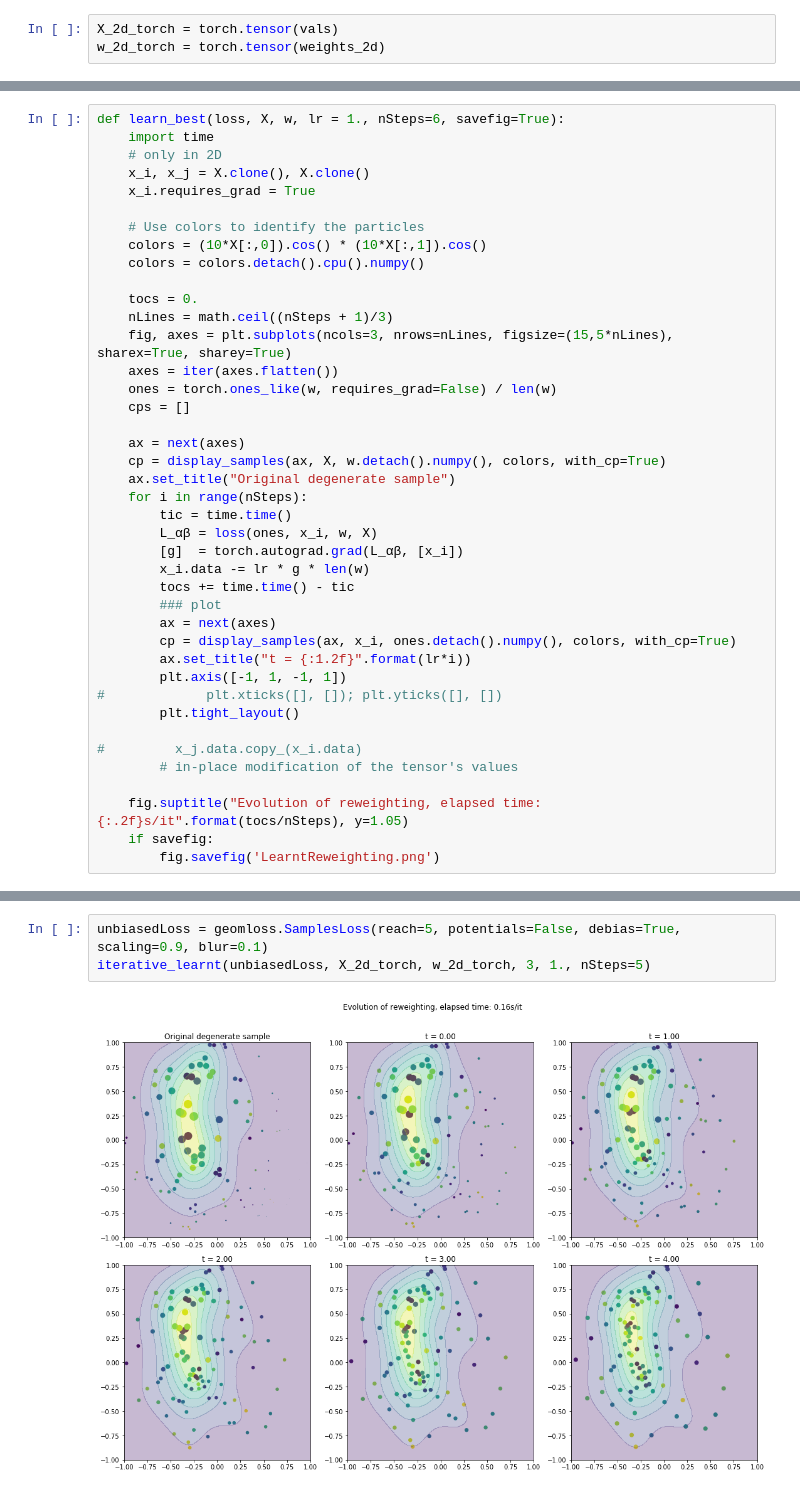
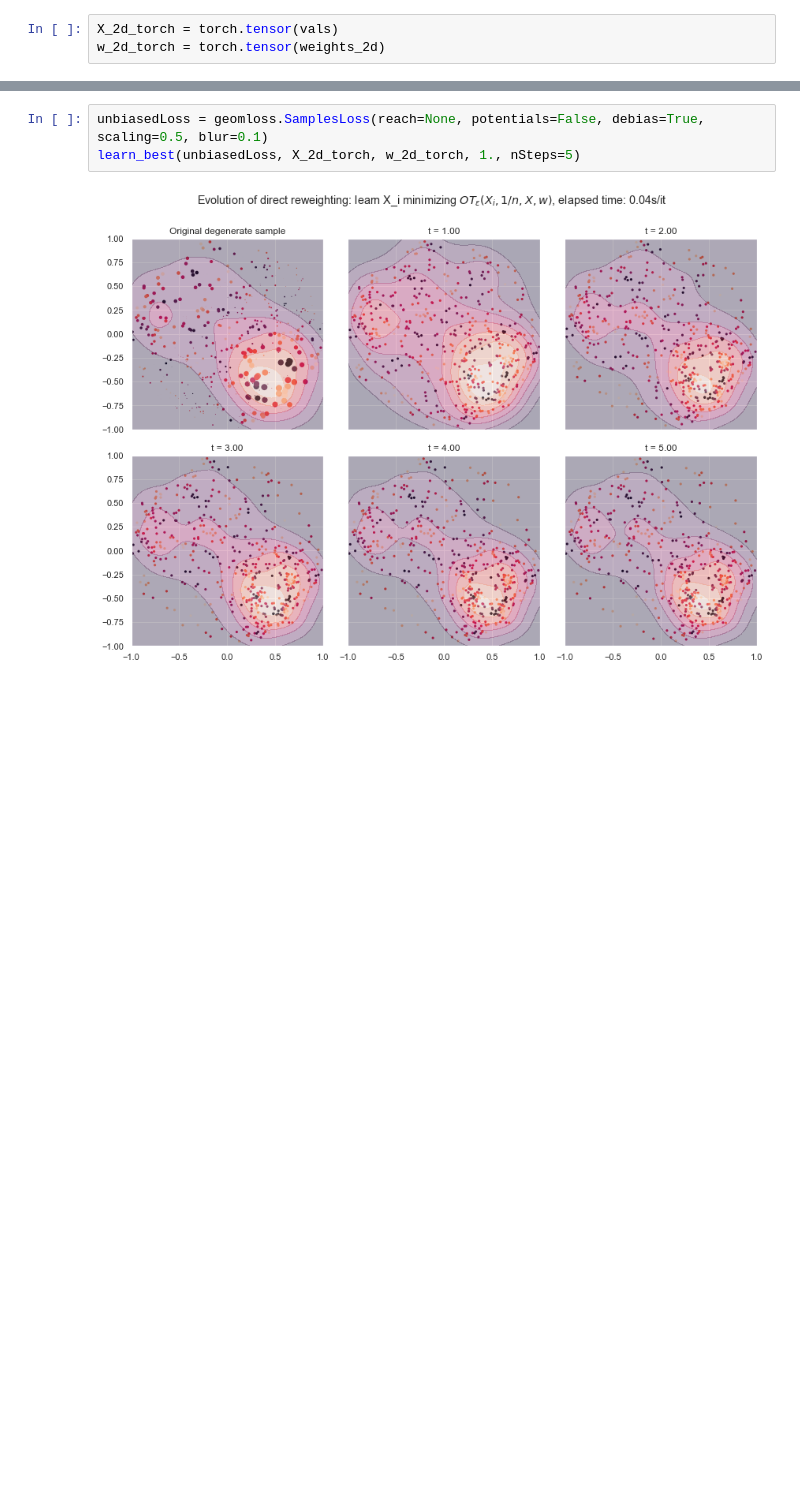
Before and after one commit to AdrienCorenflos/PFlow, a Jupyter notebook: RebalancingComparison.ipynb, the cells around one changed output, grey strips where cells are left out. Saved outputs shown, nothing was run; the diff lists cells and outputs as text; blank space fills up the shorter version.

```diff
--- a/RebalancingComparison.ipynb
+++ b/RebalancingComparison.ipynb
@@ -211,41 +128,0 @@ def iterative_learnt(loss, X, w, substeps = 5, lr = 1., nSteps=6, savefig=True):
-# %%
-def learn_best(loss, X, w, lr = 1., nSteps=6, savefig=True):
-    import time
-    # only in 2D
-    x_i, x_j = X.clone(), X.clone()
-    x_i.requires_grad = True
-
-    # Use colors to identify the particles
-    colors = (10*X[:,0]).cos() * (10*X[:,1]).cos()
-    colors = colors.detach().cpu().numpy()
-
-    tocs = 0.
-    nLines = math.ceil((nSteps + 1)/3)
-    fig, axes = plt.subplots(ncols=3, nrows=nLines, figsize=(15,5*nLines), sharex=True, sharey=True)
-    axes = iter(axes.flatten())
-    ones = torch.ones_like(w, requires_grad=False) / len(w)
-    cps = []
-
-    ax = next(axes)
-    cp = display_samples(ax, X, w.detach().numpy(), colors, with_cp=True)
-    ax.set_title("Original degenerate sample")
-    for i in range(nSteps):
-        tic = time.time()
-        L_αβ = loss(ones, x_i, w, X)
-        [g]  = torch.autograd.grad(L_αβ, [x_i])
-        x_i.data -= lr * g * len(w)
-        tocs += time.time() - tic
-        ### plot
-        ax = next(axes)
-        cp = display_samples(ax, x_i, ones.detach().numpy(), colors, with_cp=True)
-        ax.set_title("t = {:1.2f}".format(lr*i))
-        plt.axis([-1, 1, -1, 1])
-#             plt.xticks([], []); plt.yticks([], [])
-        plt.tight_layout()
-
-#         x_j.data.copy_(x_i.data)
-        # in-place modification of the tensor's values
-
-    fig.suptitle("Evolution of reweighting, elapsed time: {:.2f}s/it".format(tocs/nSteps), y=1.05)
-    if savefig:
-        fig.savefig('LearntReweighting.png')
@@ -304,5 +234,5 @@ def display_samples(ax, x, w, color, with_cp) :
 # %%
-unbiasedLoss = geomloss.SamplesLoss(reach=5, potentials=False, debias=True, scaling=0.9, blur=0.1)
-iterative_learnt(unbiasedLoss, X_2d_torch, w_2d_torch, 3, 1., nSteps=5)
+unbiasedLoss = geomloss.SamplesLoss(reach=None, potentials=False, debias=True, scaling=0.5, blur=0.1)
+learn_best(unbiasedLoss, X_2d_torch, w_2d_torch, 1., nSteps=5)
 # %% [output]
-[figure, old version]
+[figure, new version]
```
Also changed, not shown: parts of 30 cells of this notebook, 15 other files.
